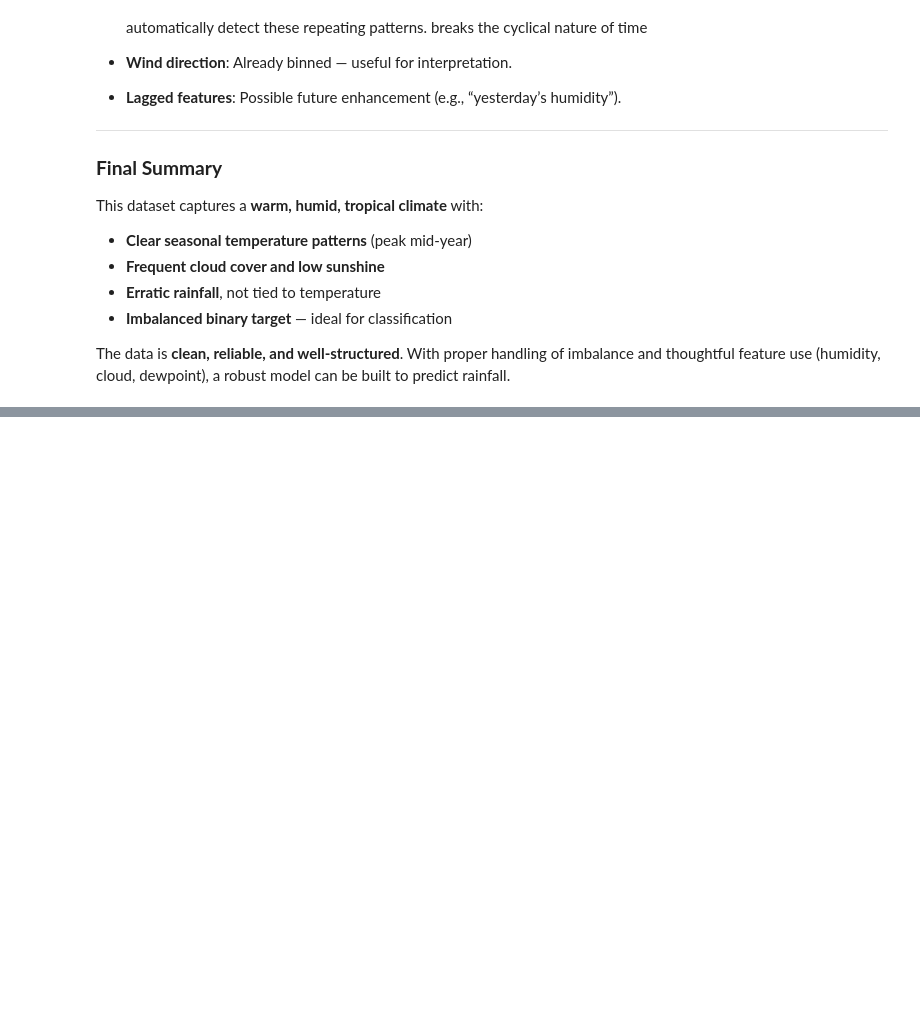
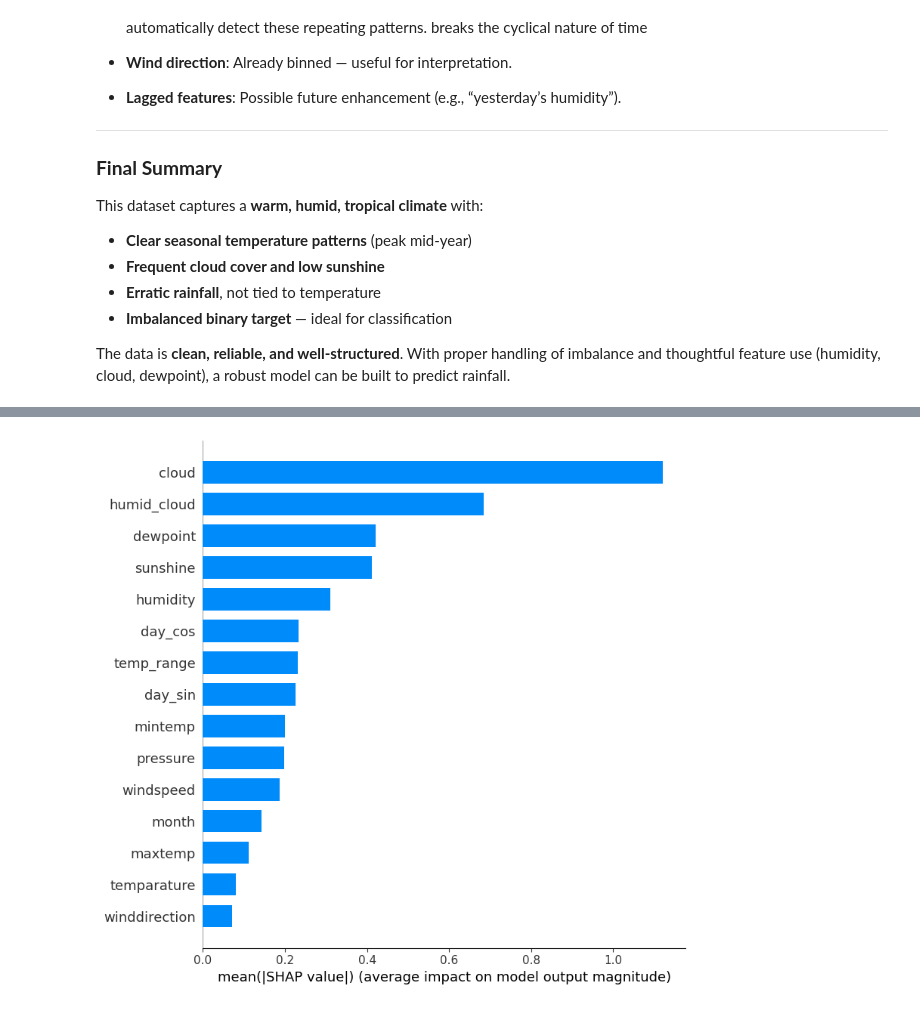
Before and after one commit to ayushsyntax/SkyCast, a Jupyter notebook: projectRain.ipynb, the cells around one changed output, grey strips where cells are left out. Saved outputs shown, nothing was run; the diff lists cells and outputs as text; code cells hidden in the pictures; blank space fills up the shorter version.

```diff
--- a/projectRain.ipynb
+++ b/projectRain.ipynb
@@ -595,0 +746,11 @@ The data is **clean, reliable, and well-structured**. With proper handling of im
+# %%
+from imblearn.over_sampling import SMOTE
+from sklearn.model_selection import train_test_split
+
+X_train,X_test,y_train,y_test = train_test_split(X,y,shuffle = False ,test_size = 0.21)
+
+smote= SMOTE(random_state = 42)
+X_train_res,y_train_res = smote.fit_resample(X_train,y_train)
+
+print("Before SMOTE:", y_train.value_counts().to_dict())
+print("After SMOTE:", y_train_res.value_counts().to_dict())
@@ -595,0 +760,10 @@ The data is **clean, reliable, and well-structured**. With proper handling of im
+# %%
+rf_best = RandomForestClassifier(
+    n_estimators=200,
+    min_samples_split=5,
+    max_depth=20,
+    class_weight='balanced',
+    random_state=42
+)
+
+rf_best.fit(X_train_res, y_train_res)
@@ -595,0 +860,9 @@ The data is **clean, reliable, and well-structured**. With proper handling of im
+# %%
+import shap
+
+explainer = shap.Explainer(xgb)
+shap_values = explainer(X_test)
+
+shap.summary_plot(shap_values, X_test, plot_type="bar")  # bar or dot
+# %% [output]
+[figure, added]
```
Also changed, not shown: parts of 28 cells of this notebook.
